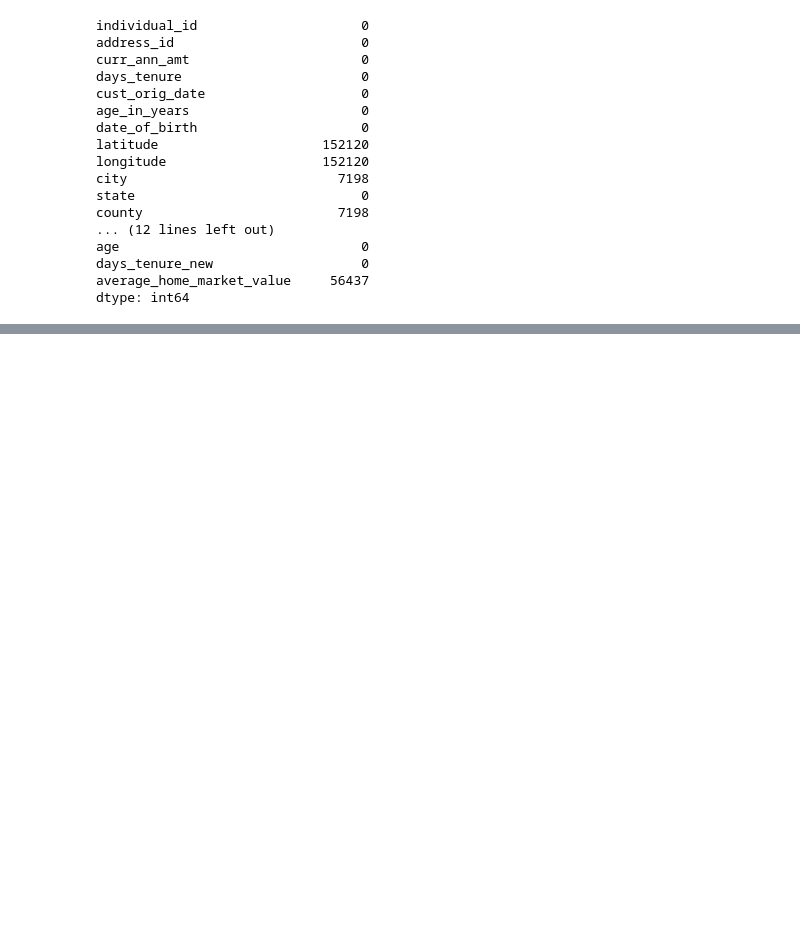
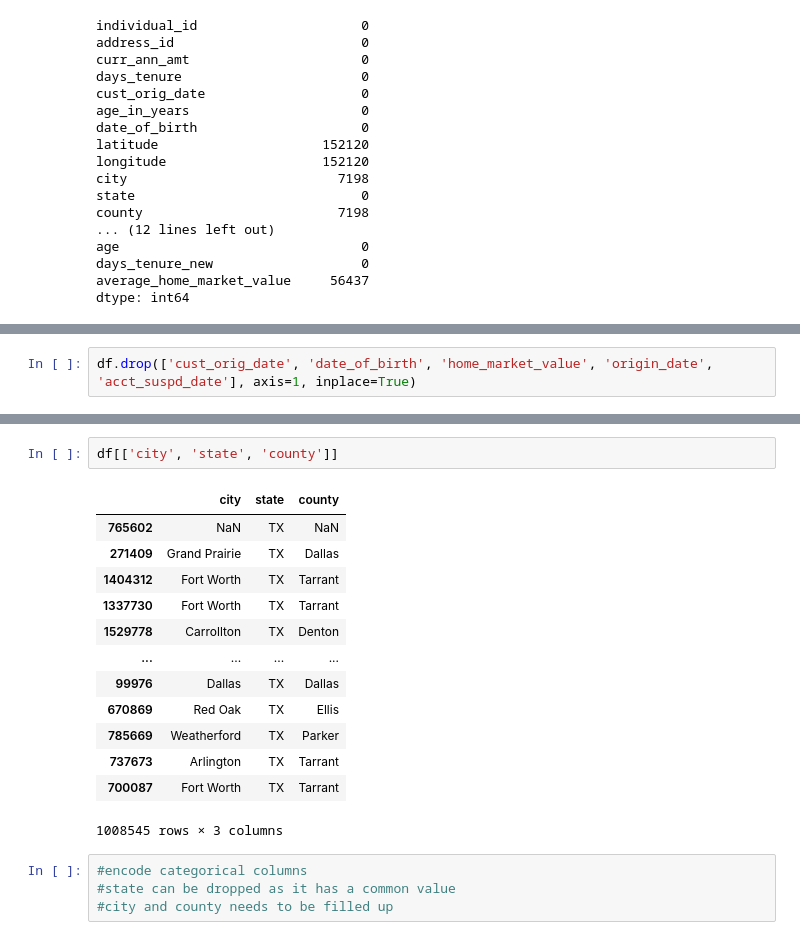
Before and after one commit to sasankjampana8/Customer-Churn-Prediction, a Jupyter notebook: test.ipynb, the cells around one changed output, grey strips where cells are left out. Cells and saved outputs as stored; diff of their text form; blank space fills up the shorter version.

```diff
--- a/test.ipynb
+++ b/test.ipynb
@@ -525,0 +597,2 @@ dtype: int64
+# %%
+df.drop(['cust_orig_date', 'date_of_birth', 'home_market_value', 'origin_date', 'acct_suspd_date'], axis=1, inplace=True)
@@ -525,0 +629,20 @@ dtype: int64
+# %%
+df[['city', 'state', 'county']]
+# %% [output]
+|  | city | state | county |
+| 765602 | NaN | TX | NaN |
+| 271409 | Grand Prairie | TX | Dallas |
+| 1404312 | Fort Worth | TX | Tarrant |
+| 1337730 | Fort Worth | TX | Tarrant |
+| 1529778 | Carrollton | TX | Denton |
+| ... | ... | ... | ... |
+| 99976 | Dallas | TX | Dallas |
+| 670869 | Red Oak | TX | Ellis |
+| 785669 | Weatherford | TX | Parker |
+| 737673 | Arlington | TX | Tarrant |
+| 700087 | Fort Worth | TX | Tarrant |
+1008545 rows × 3 columns
+# %%
+#encode categorical columns
+#state can be dropped as it has a common value
+#city and county needs to be filled up
```
Also changed, not shown: parts of 45 cells of this notebook.
